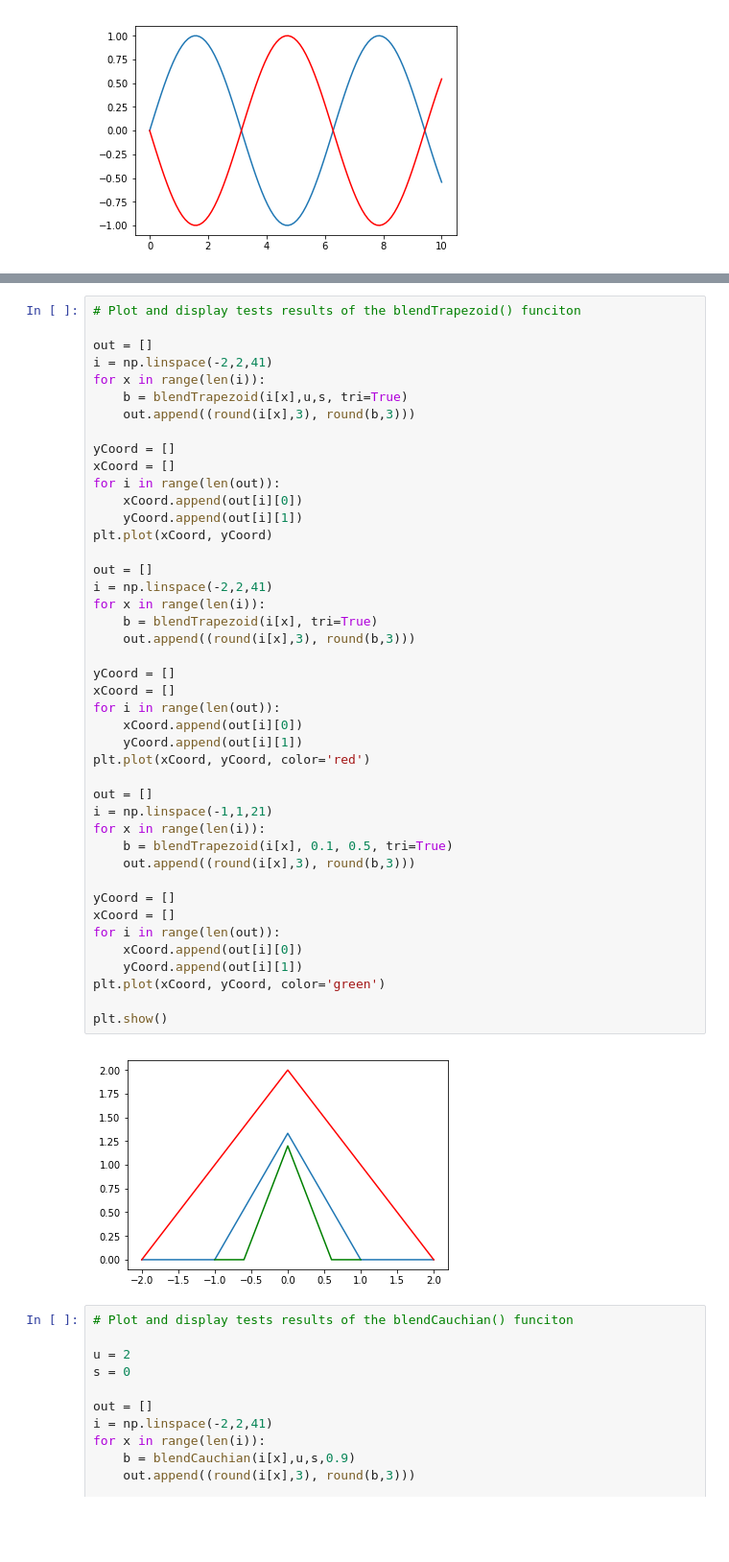
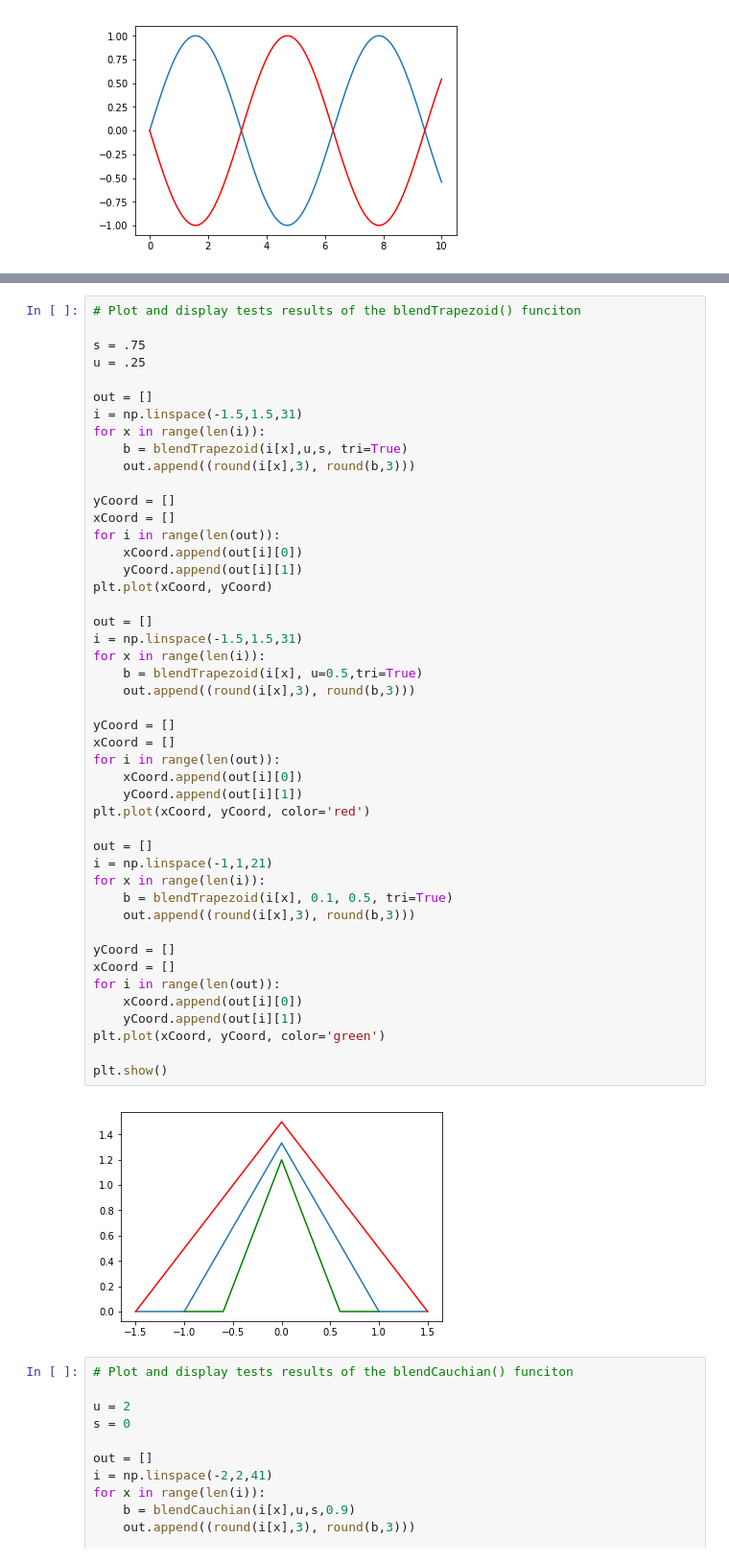
Before and after one commit to westonb7/BlendScripts, a Jupyter notebook: blendSample.ipynb, the cells around one changed output, grey strips where cells are left out. Shown at 96% size. Cells and saved outputs as stored; diff of their text form; blank space fills up the shorter version.

```diff
--- a/blendSample.ipynb
+++ b/blendSample.ipynb
@@ -311,8 +346,11 @@ def blend2(d = 0.0, u = 1.0, s = 5.0): # gaussian
 # %%
 # Plot and display tests results of the blendTrapezoid() funciton
 
+s = .75
+u = .25
+
 out = []
-i = np.linspace(-2,2,41)
+i = np.linspace(-1.5,1.5,31)
 for x in range(len(i)):
     b = blendTrapezoid(i[x],u,s, tri=True)
     out.append((round(i[x],3), round(b,3)))
@@ -323,36 +361,36 @@ for i in range(len(out)):
     xCoord.append(out[i][0])
     yCoord.append(out[i][1])
 plt.plot(xCoord, yCoord)
 
 out = []
-i = np.linspace(-2,2,41)
+i = np.linspace(-1.5,1.5,31)
 for x in range(len(i)):
-    b = blendTrapezoid(i[x], tri=True)
+    b = blendTrapezoid(i[x], u=0.5,tri=True)
     out.append((round(i[x],3), round(b,3)))
 
 yCoord = []
 xCoord = []
 for i in range(len(out)):
     xCoord.append(out[i][0])
     yCoord.append(out[i][1])
 plt.plot(xCoord, yCoord, color='red')
 
 out = []
 i = np.linspace(-1,1,21)
 for x in range(len(i)):
     b = blendTrapezoid(i[x], 0.1, 0.5, tri=True)
     out.append((round(i[x],3), round(b,3)))
 
 yCoord = []
 xCoord = []
 for i in range(len(out)):
     xCoord.append(out[i][0])
     yCoord.append(out[i][1])
 plt.plot(xCoord, yCoord, color='green')
 
 plt.show()
 # %% [output]
-[figure, old version]
+[figure, new version]
 # %%
 # Plot and display tests results of the blendCauchian() funciton
 
```
Also changed, not shown: parts of 5 cells of this notebook.
